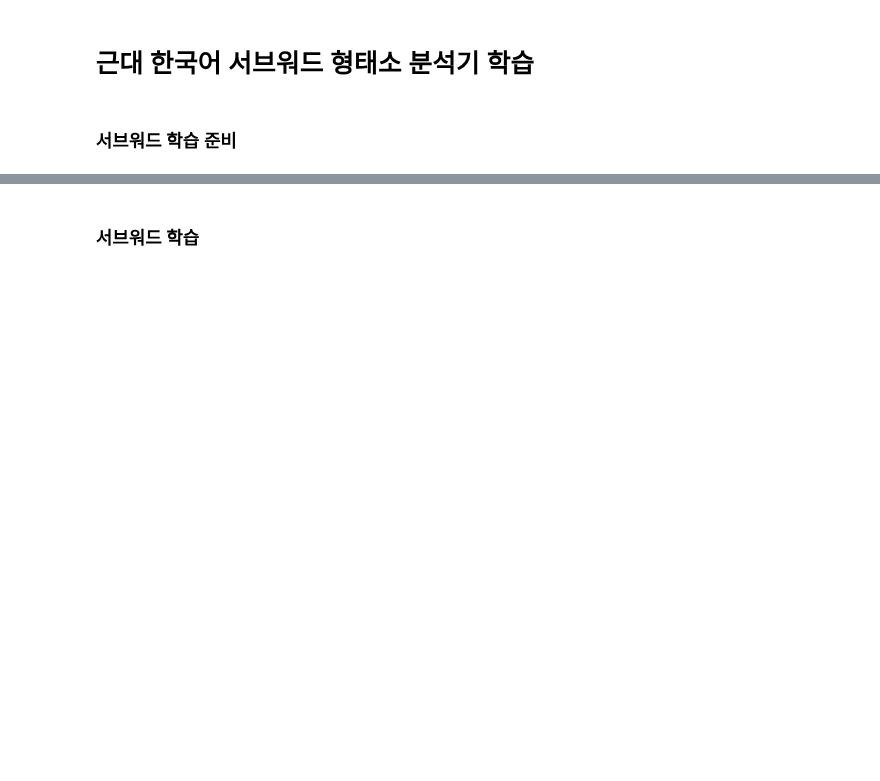
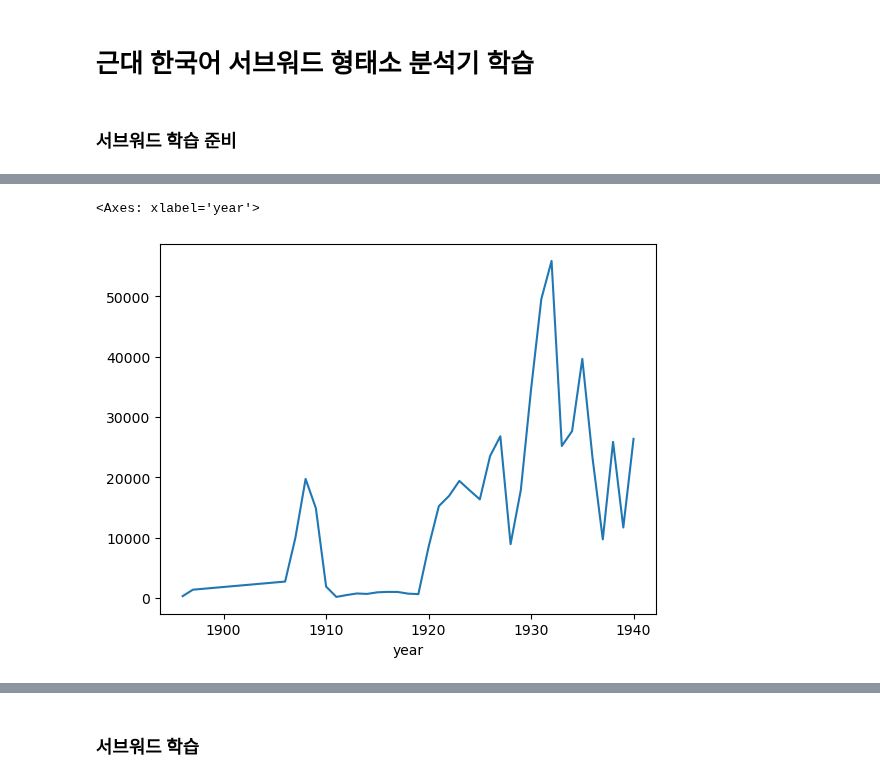
Before and after one commit to ByungjunKim/ModernKoreanSubword, a Jupyter notebook: ModernKoreanSubword_Train.ipynb, the cells around one changed output, grey strips where cells are left out. Cells and saved outputs as stored; diff of their text form; code cells hidden in the pictures; blank space fills up the shorter version.

```diff
--- a/ModernKoreanSubword_Train.ipynb
+++ b/ModernKoreanSubword_Train.ipynb
@@ -165,0 +21,5 @@ import bz2
+# %%
+# 근대 잡지
+with bz2.BZ2File('./한국근현대잡지자료.pkl.bz2', 'rb') as f:
+   mag = pickle.load(f)
+mag
@@ -165,0 +40,11 @@ import bz2
+# %%
+# 연도 추출
+mag['year'] = mag['dateIssued'].str.slice(0,4).astype(int)
+# %%
+# 1940까지 활용
+mag = mag[mag['year']<=1940].reset_index(drop=True)
+# %%
+mag['year'].value_counts().sort_index().plot()
+# %% [output]
+<Axes: xlabel='year'>
+[figure, added]
```
Also changed, not shown: parts of 63 cells of this notebook.
